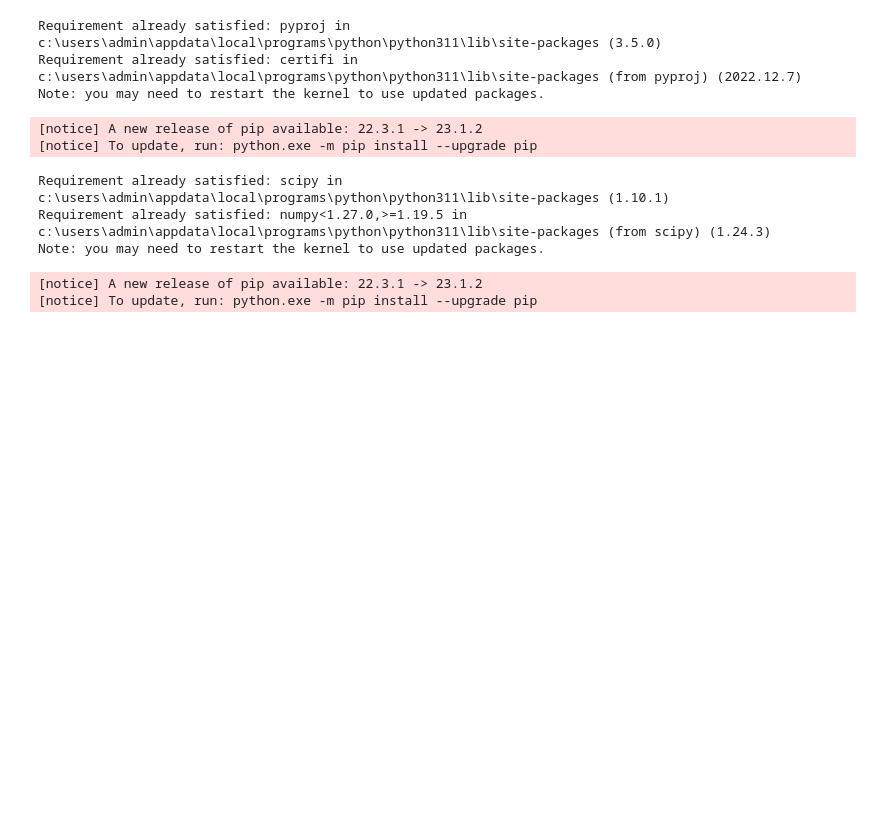
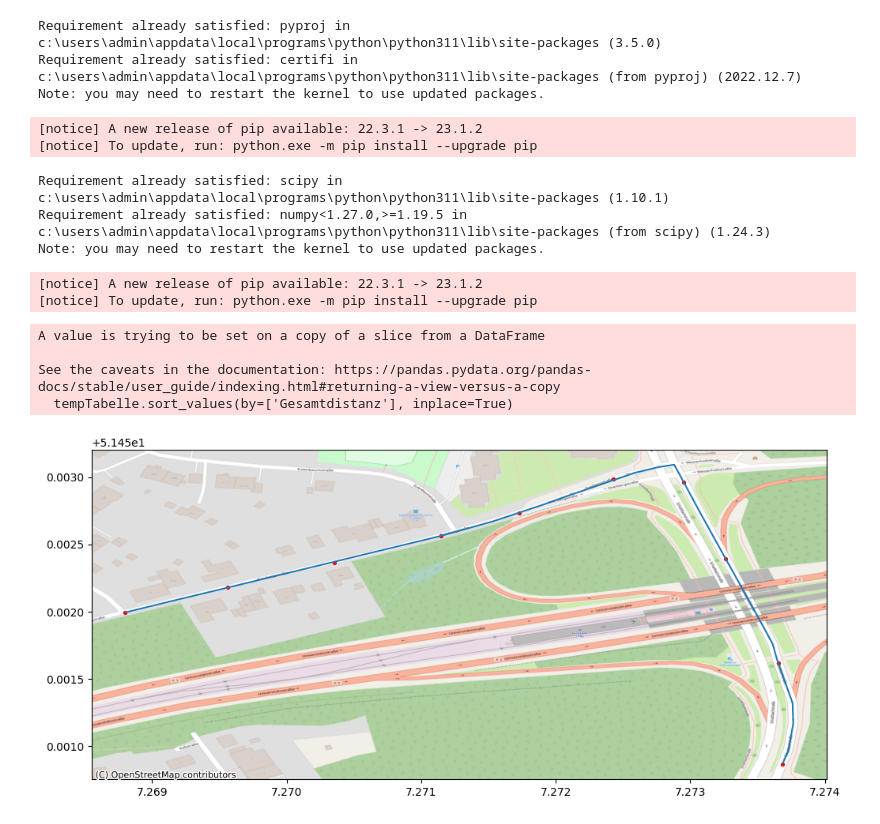
Before and after one commit to bogeo/envirocar-map-matching-notebook, a Jupyter notebook: enviroCarMethods.ipynb, the cells around one changed output. Drawn from its saved outputs; the diff is of its cells as text; code cells hidden in the pictures; blank space fills up the shorter version.

```diff
--- a/enviroCarMethods.ipynb
+++ b/enviroCarMethods.ipynb
@@ -316,3 +327,45 @@ def getDriveWay(dijkstraTable, coordinatesSnappedPts) -> gp.GeoDataFrame:
     geom = [shape(i) for i in [driveWayLine]]
     driveWayGDF = gp.GeoDataFrame({'geometry':geom})
     return driveWayGDF
+# %%
+trackId = '63948bc3ad53a0015a08780f'
+radius = 0.0002
+
+subCarTrack = loadTrack(trackId)
+minMaxCoords = getBounds(subCarTrack)
+gdfStreets = getStreets(minMaxCoords, radius)
+buffergdf = getBuffer(subCarTrack, radius)
+intersectingStreets = getIntersectingStreets(gdfStreets, buffergdf)
+snappedPointsGdf = getSnappedPoints(intersectingStreets, subCarTrack)
+
+#fig, ax = plt.subplots()
+#plt.rcParams['figure.figsize'] = [12, 8]
+#plt.rcParams['figure.dpi'] = 100 # 200 e.g. is really fine, but slower
+#plt.ylim((51.450,51.4535))
+#plt.xlim((7.268,7.2745))
+##worldMap = gp.read_file(gp.datasets.get_path("naturalearth_lowres"))
+#buffergdf.plot(ax=ax, color='yellow', alpha=0.4)
+#gdfStreets.plot(ax=ax, alpha=0.8)
+#snappedPointsGdf.plot(ax=ax, color='red', markersize=6, zorder=3)
+#subCarTrack.plot(ax=ax, color='black', markersize=8, zorder=3)
+#cx.add_basemap(ax, source=cx.providers.OpenStreetMap.Mapnik, crs=4326)
+
+coordinatesSnappedPts = getCoordinatesOfSnappedPts(snappedPointsGdf)
+snappedPtsGraph = getGraphOfSnappedPts(snappedPointsGdf, buffergdf)
+routingGraph = createProbGraph(coordinatesSnappedPts, snappedPtsGraph)
+distanceGraph = createDistanceGraph(snappedPointsGdf, buffergdf, subCarTrack, routingGraph)
+dijkstraTable = dijkstra(distanceGraph)
+driveWayPtsGDF = getDriveWayPts(dijkstraTable, coordinatesSnappedPts)
+driveWayGDF = getDriveWay(dijkstraTable, coordinatesSnappedPts)
+
+plt.rcParams['figure.figsize'] = [12, 8]
+plt.rcParams['figure.dpi'] = 100 # 200 e.g. is really fine, but slower
+#worldMap = gp.read_file(gp.datasets.get_path("naturalearth_lowres"))
+ax = driveWayPtsGDF.plot(ax=driveWayGDF.plot(), color='red', markersize=8)
+cx.add_basemap(ax, source=cx.providers.OpenStreetMap.Mapnik, crs=4326)
+# %% [output]
+A value is trying to be set on a copy of a slice from a DataFrame
+
+See the caveats in the documentation: https://pandas.pydata.org/pandas-docs/stable/user_guide/indexing.html#returning-a-view-versus-a-copy
+  tempTabelle.sort_values(by=['Gesamtdistanz'], inplace=True)
+[figure, added]
```
Also changed, not shown: parts of 2 cells of this notebook, 1 other file.
